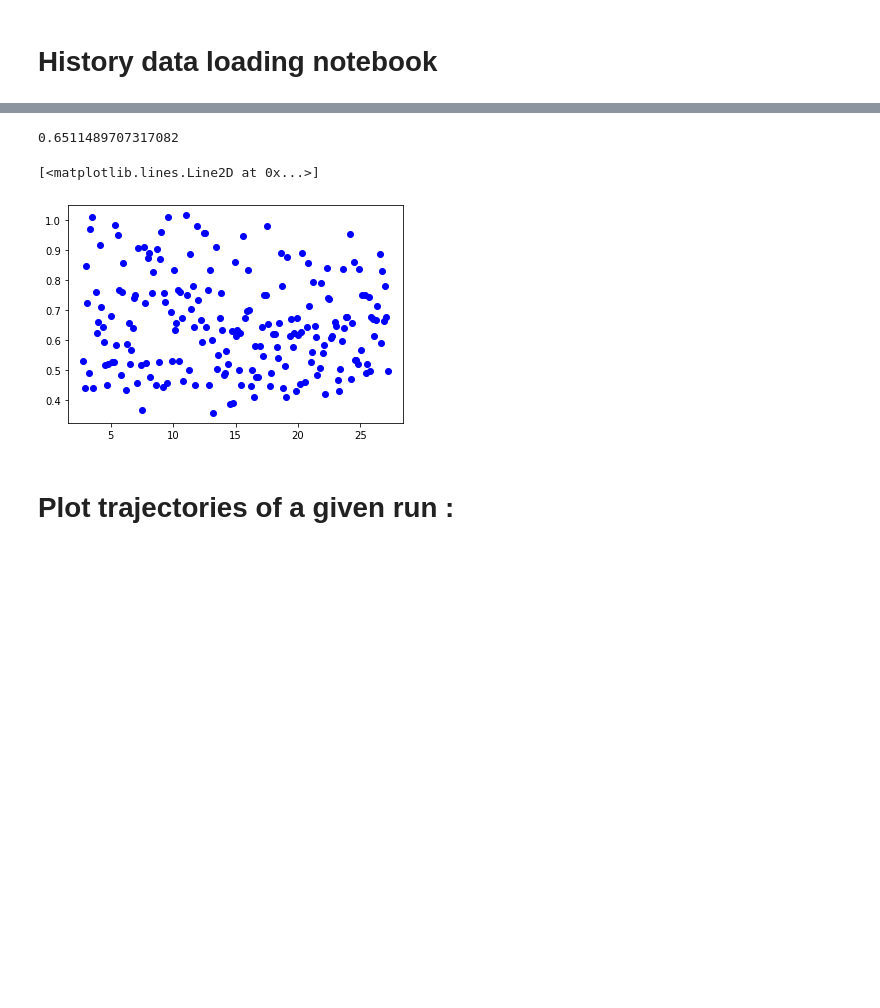
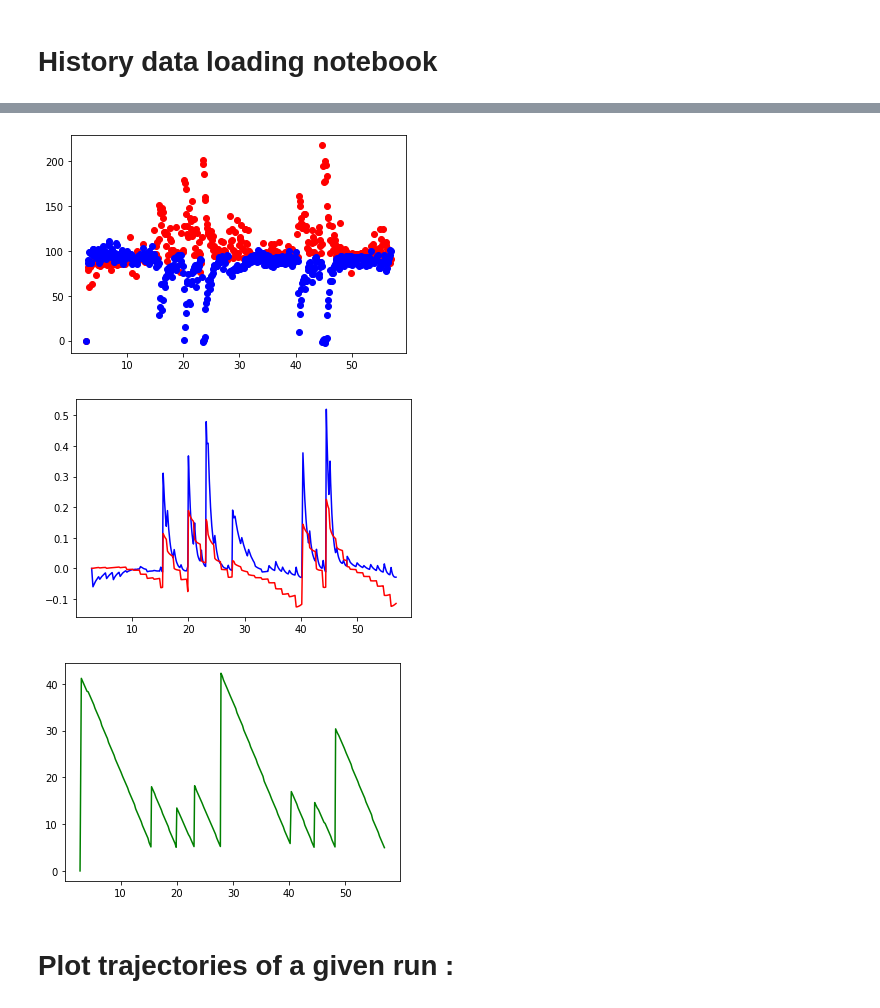
Before and after one commit to Fllask/Mobile_Robotics, a Jupyter notebook: Functions/DataAnalysis.ipynb, the cells around one changed output, grey strips where cells are left out. Drawn from its saved outputs; the diff is of its cells as text; code cells hidden in the pictures; blank space fills up the shorter version.

```diff
--- a/Functions/DataAnalysis.ipynb
+++ b/Functions/DataAnalysis.ipynb
@@ -27,16 +53,50 @@ time = loadKeySeq(data,'time')
 # %%
 visTimes = [float(el) for el in visTimes]
 time = [float(el) for el in time]
-# %%
-avg_vis_time = sum(visTimes)/len(visTimes)
-print(avg_vis_time)
-# %% [output]
-0.6511489707317082
-# %%
-plt.plot(time,visTimes, 'bo')
-# %% [output]
-[<matplotlib.lines.Line2D at 0x...>]
-[figure, removed]
+# %%
+def parseNone(rawValues):
+    ret = []
+    for el in rawValues:
+        if el is None:
+            ret.append(0.0)
+        elif isinstance(el,np.ndarray):
+            ret.append(el[0])
+        else:
+            ret.append(el)
+    return ret
+# %%
+time = loadKeySeq(data,'time')
+visTimes = loadKeySeq(data,'vtime')
+ML = loadKeySeq(data,'ML')
+MR = loadKeySeq(data,'MR')
+
+rawRho = loadKeySeq(data,'rho')
+rho = parseNone(rawRho)
+
+rawAlpha = loadKeySeq(data,'alpha')
+alpha = parseNone(rawAlpha)
+
+rawBeta = loadKeySeq(data,'beta')
+beta = parseNone(rawBeta)
+
+
+#ML = ML[30:90]
+#time = time[30:90]
+# %%
+plt.plot(time,ML, 'bo', color = 'red')
+plt.plot(time,MR, 'bo', color = 'blue')
+plt.show()
+
+plt.plot(time,alpha, color = 'blue')
+plt.plot(time,beta, color = 'red')
+plt.show()
+
+plt.plot(time,rho, color = 'green')
+plt.show()
+# %% [output]
+[figure, added]
+[figure, added]
+[figure, added]
 # %%
 def mapPlot(map=False,start=False,finish=False,visPos=False, kalPos = False):
         #plotting parameters
```
Also changed, not shown: parts of 7 cells of this notebook, 5 other files.
